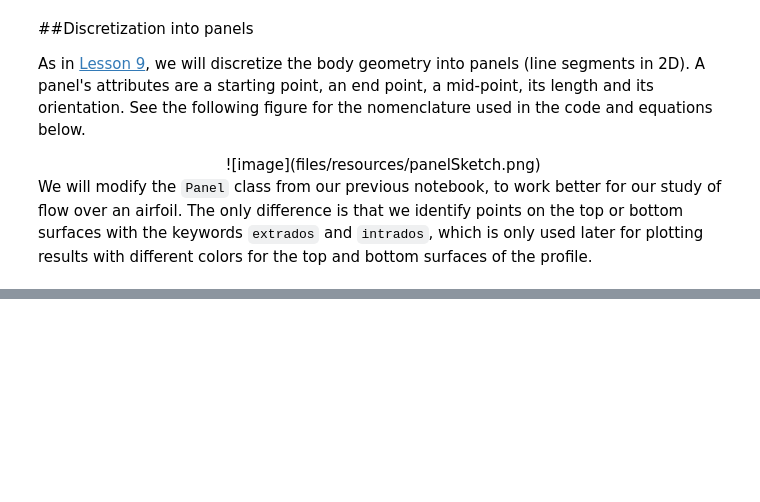
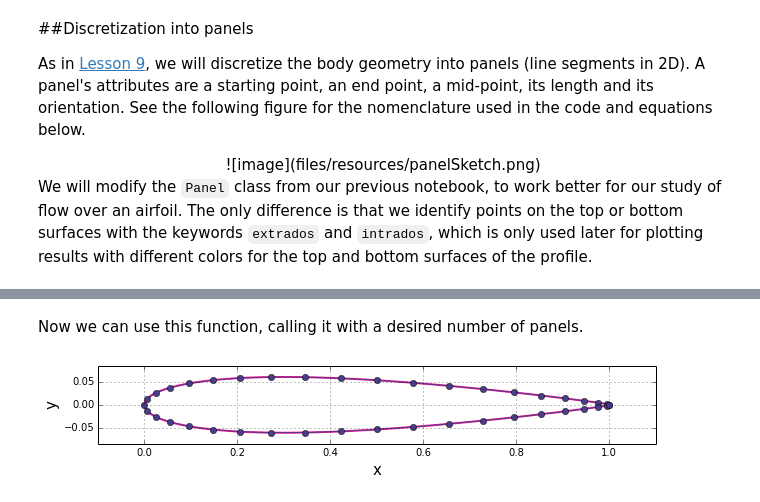
Before and after one commit to engamohd/AeroPython, a Jupyter notebook: my_codes/lesson10_mc.ipynb, the cells around one changed output, grey strips where cells are left out. Saved outputs shown, nothing was run; the diff lists cells and outputs as text; code cells hidden in the pictures; blank space fills up the shorter version.

```diff
--- a/my_codes/lesson10_mc.ipynb
+++ b/my_codes/lesson10_mc.ipynb
@@ -87,0 +149,34 @@ class Panel:
+# %% [markdown]
+Now we can use this function, calling it with a desired number of panels.
+# %%
+N = 40                            # number of panels
+panels = define_panels(x, y, N)   # discretizes of the geometry into panels
+# %%
+#Plotting the geometry
+
+#First we'll set some parameters to have a nice plot
+val_x, val_y = 0.1, 0.2
+
+xp_min, xp_max = min(panel.xa for panel in panels) , max(panel.xa for panel in panels)
+yp_min, yp_max = min(panel.ya for panel in panels) , max(panel.ya for panel in panels)
+
+#limits of the plot
+xp_start, xp_end = xp_min-val_x*(xp_max-xp_min), xp_max+val_x*(xp_max-xp_min)
+yp_start, yp_end = yp_min-val_y*(yp_max-yp_min), yp_max+val_y*(yp_max-yp_min)
+
+#Plot
+size = 10
+pyplot.figure(figsize=(size, (yp_end-yp_start)/(xp_end-xp_start)*size))
+pyplot.grid(True)
+pyplot.xlabel('x', fontsize=15)
+pyplot.ylabel('y', fontsize=15)
+pyplot.xlim(xp_start, xp_end)
+pyplot.ylim(yp_start, yp_end)
+
+pyplot.plot(x, y, color='deeppink', linestyle='-', linewidth=2);
+
+pyplot.plot(numpy.append([panel.xa for panel in panels], panels[0].xa),
+         numpy.append([panel.ya for panel in panels], panels[0].ya),
+         linestyle='-', linewidth=1, marker='o', markersize=6, color='#483D8B');
+# %% [output]
+[figure, added]
```
Also changed, not shown: parts of 29 cells of this notebook.
